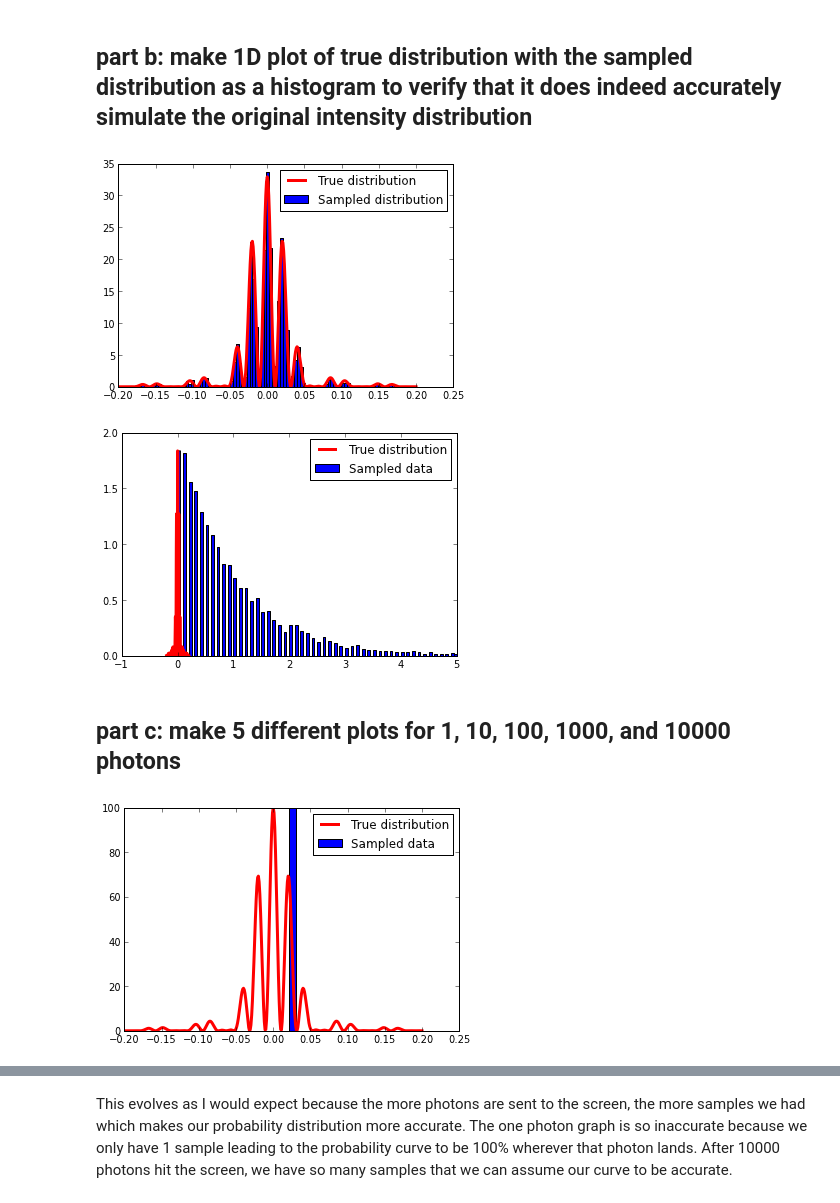
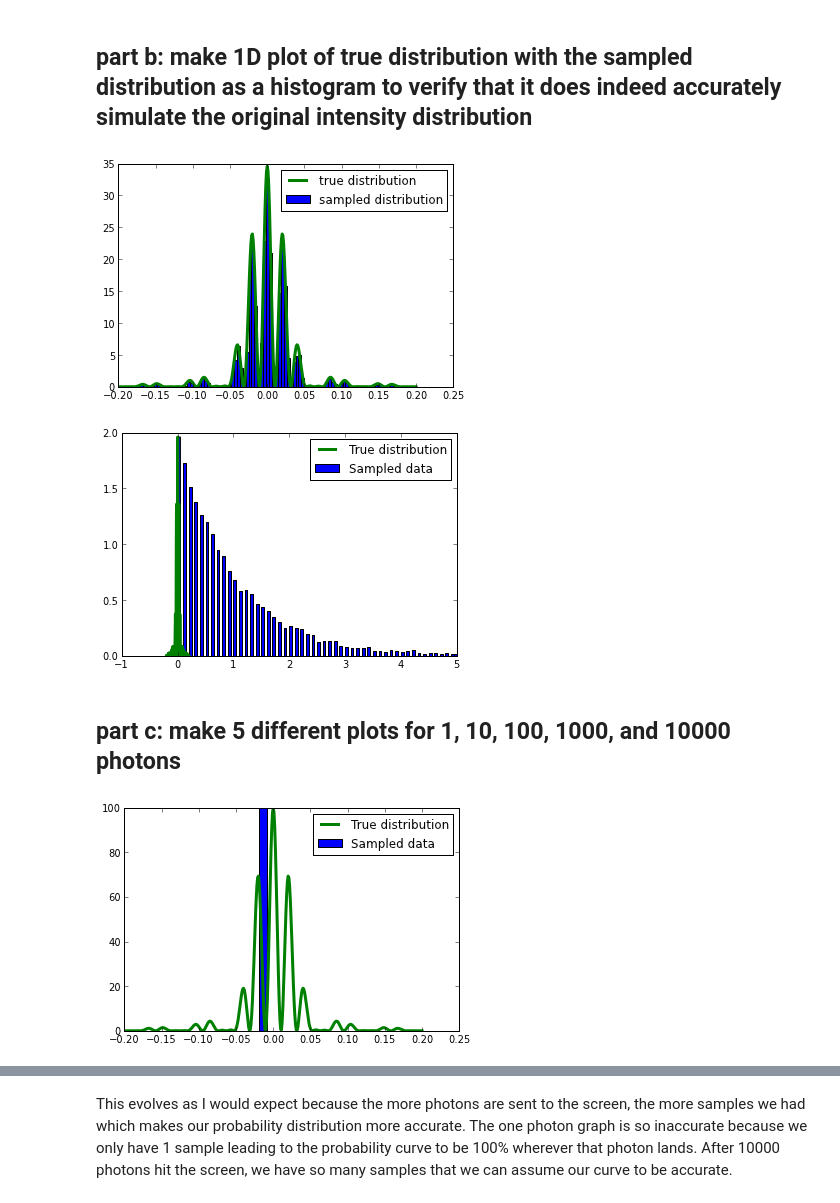
Before and after one commit to jruncoPHYS202/PHYS202-S13, a Jupyter notebook: week8/RandomNumberMonteCarlo.ipynb, the cells around one changed output, grey strips where cells are left out. Drawn from its saved outputs; the diff is of its cells as text; code cells hidden in the pictures.

```diff
--- a/week8/RandomNumberMonteCarlo.ipynb
+++ b/week8/RandomNumberMonteCarlo.ipynb
@@ -223,31 +223,31 @@ distribution = distribute1D(x,f(x),10000)
 part b: make 1D plot of true distribution with the sampled distribution as a histogram to verify that it does indeed accurately simulate the original intensity distribution
 -
 # %%
-plot(x,f(x)*max(n),color='red',lw=3, label='True distribution')
-hist(distribution, 100, normed=True, color='blue',label='Sampled distribution')
+plot(x,f(x)*max(n),color='g',lw=3, label='true distribution')
+hist(distribution, 100, normed=True,color='b',label='sampled distribution')
 legend(loc=0)
 show()
 # %% [output]
-[figure, old version]
+[figure, new version]
 # %%
 n, bins, patches = hist(b,100,normed=True,label="Sampled data")
-plot(x,f(x)*max(n),'r-',lw=3,label='True distribution')
+plot(x,f(x)*max(n),'g',lw=3,label='True distribution')
 legend(loc=0)
 show()
 # %% [output]
-[figure, old version]
+[figure, new version]
 # %% [markdown]
 part c: make 5 different plots for 1, 10, 100, 1000, and 10000 photons
 -
 # %%
 # 1 Photon
 distribute1photon = distribute1D(x,f(x),1)
 n, bins, patches = hist(distribute1photon,100,normed=True,label="Sampled data")
-plot(x,f(x)*max(n),'r-',lw=3,label='True distribution')
+plot(x,f(x)*max(n),'g',lw=3,label='True distribution')
 legend(loc=0)
 show()
 # %% [output]
-[figure, old version]
+[figure, new version]
 # %%
 #10 Photons
 distribute10photon = distribute1D(x,f(x),10)
```
Also changed, not shown: parts of 7 cells of this notebook, 1 other file.
